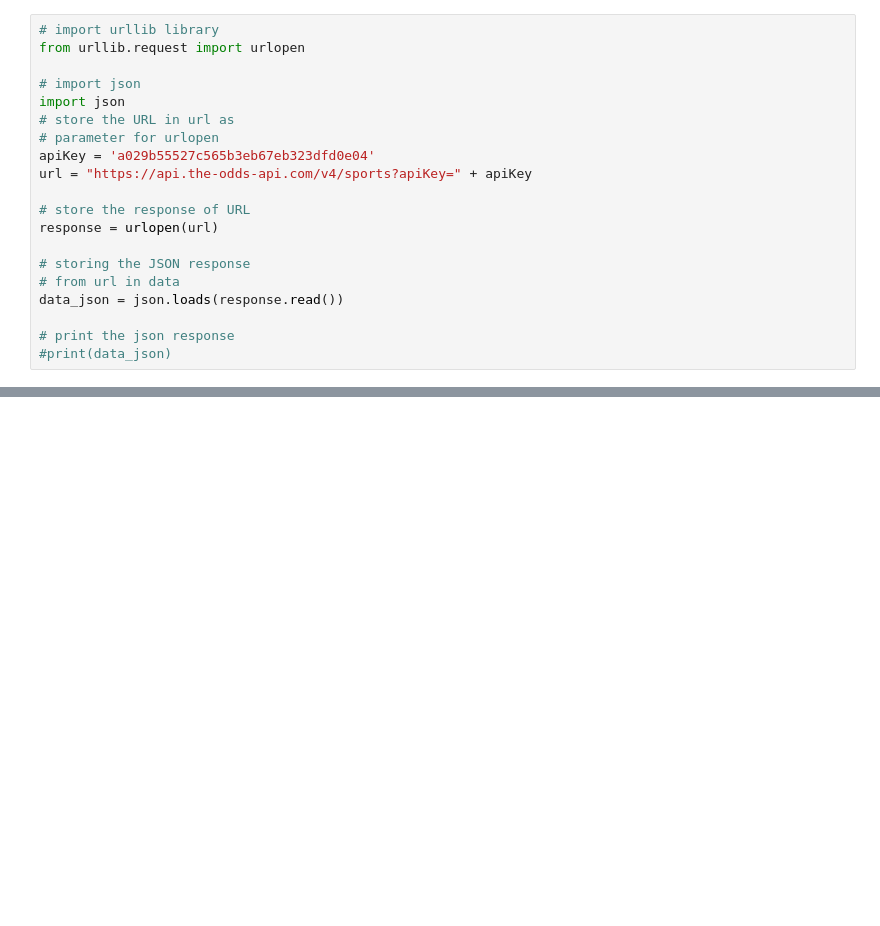
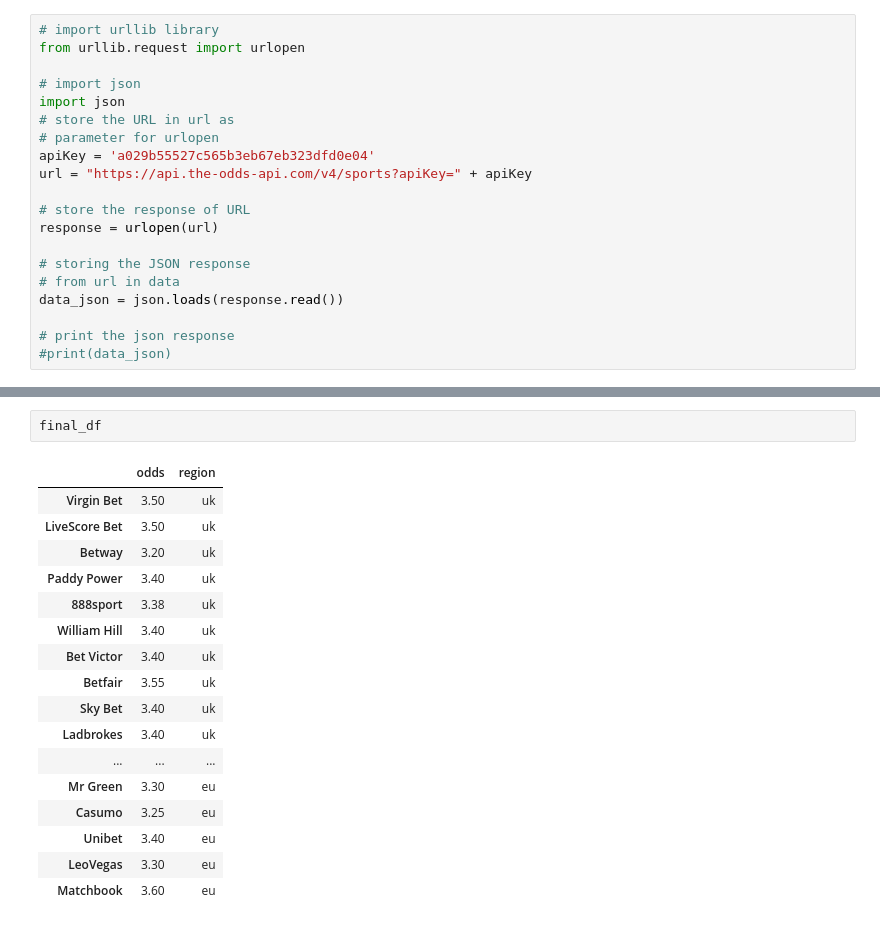
Before and after one commit to felixmattsson/the_odds_api, a Jupyter notebook: TheOddsAPI.ipynb, the cells around one changed output, grey strips where cells are left out. Drawn from its saved outputs; the diff is of its cells as text; blank space fills up the shorter version.

```diff
--- a/TheOddsAPI.ipynb
+++ b/TheOddsAPI.ipynb
@@ -125,0 +167,20 @@ Tottenham Hotspur vs Arsenal, start time: 2023-01-15T16:30:00Z
+# %%
+final_df
+# %% [output]
+|  | odds | region |
+| Virgin Bet | 3.50 | uk |
+| LiveScore Bet | 3.50 | uk |
+| Betway | 3.20 | uk |
+| Paddy Power | 3.40 | uk |
+| 888sport | 3.38 | uk |
+| William Hill | 3.40 | uk |
+| Bet Victor | 3.40 | uk |
+| Betfair | 3.55 | uk |
+| Sky Bet | 3.40 | uk |
+| Ladbrokes | 3.40 | uk |
+| ... | ... | ... |
+| Mr Green | 3.30 | eu |
+| Casumo | 3.25 | eu |
+| Unibet | 3.40 | eu |
+| LeoVegas | 3.30 | eu |
+| Matchbook | 3.60 | eu |
```
Also changed, not shown: parts of 11 cells of this notebook.
